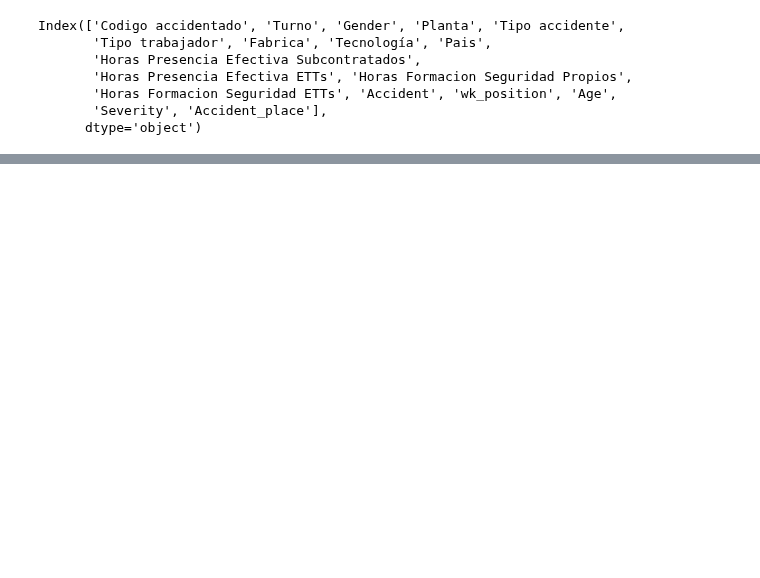
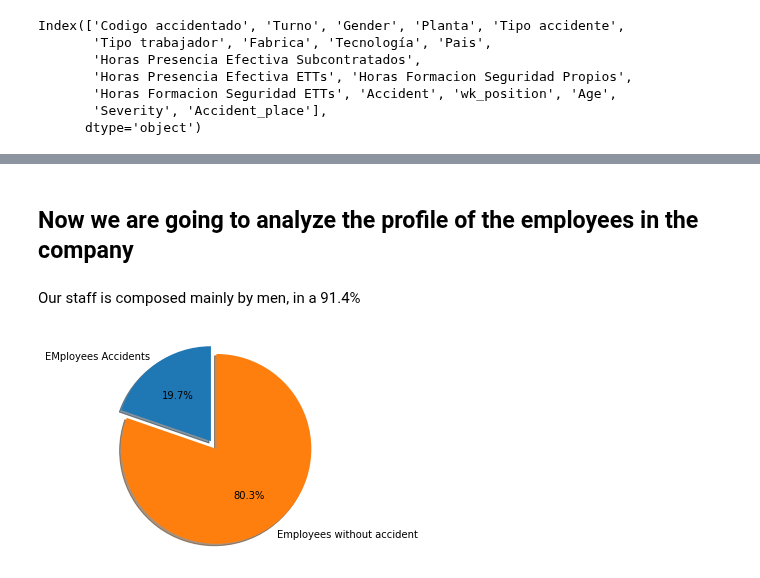
Before and after one commit to sarasabino/Accident_Rate_Project, a Jupyter notebook: Src/Notebooks/02_1_Exploratory_final_data.ipynb, the cells around one changed output, grey strips where cells are left out. Cells and saved outputs as stored; diff of their text form; code cells hidden in the pictures; blank space fills up the shorter version.

```diff
--- a/Src/Notebooks/02_1_Exploratory_final_data.ipynb
+++ b/Src/Notebooks/02_1_Exploratory_final_data.ipynb
@@ -96,6 +137,10 @@ Index(['Codigo accidentado', 'Turno', 'Gender', 'Planta', 'Tipo accidente',
       dtype='object')
 # %%
 staff['N employees'] = 1
+# %%
+staff['Severity'] = staff['Severity'].fillna('N/A')
+# %%
+staff['Tipo accidente'] = staff['Tipo accidente'].fillna('N/A')
 # %%
 # we are going to aggregate the data in order to be able to plot it in a clear way
 
@@ -121,0 +290,17 @@ n_employees
+# %% [markdown]
+## Now we are going to analyze the profile of the employees in the company
+# %% [markdown]
+Our staff is composed mainly by men, in a 91.4%
+# %%
+labels = 'EMployees Accidents', 'Employees without accident'
+sizes = [len(staff[staff['Accident']=='Yes']), len(staff[staff['Accident']=='No'])]
+explode = (0, 0.1)  # only "explode" the 2nd slice (i.e. 'Hogs')
+
+fig1, ax1 = plt.subplots()
+ax1.pie(sizes, explode=explode, labels=labels, autopct='%1.1f%%',
+        shadow=True, startangle=90)
+ax1.axis('equal')  # Equal aspect ratio ensures that pie is drawn as a circle.
+
+plt.show()
+# %% [output]
+[figure, added]
```
Also changed, not shown: parts of 37 cells of this notebook.
